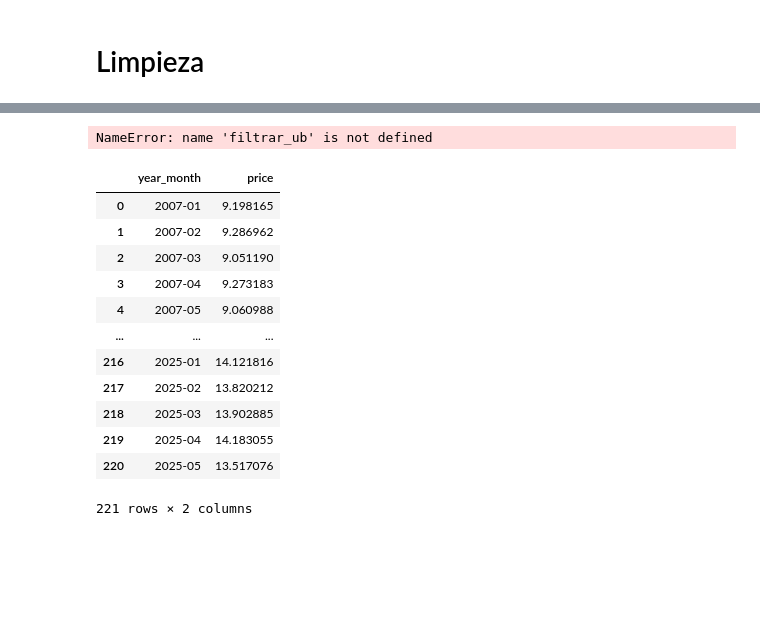
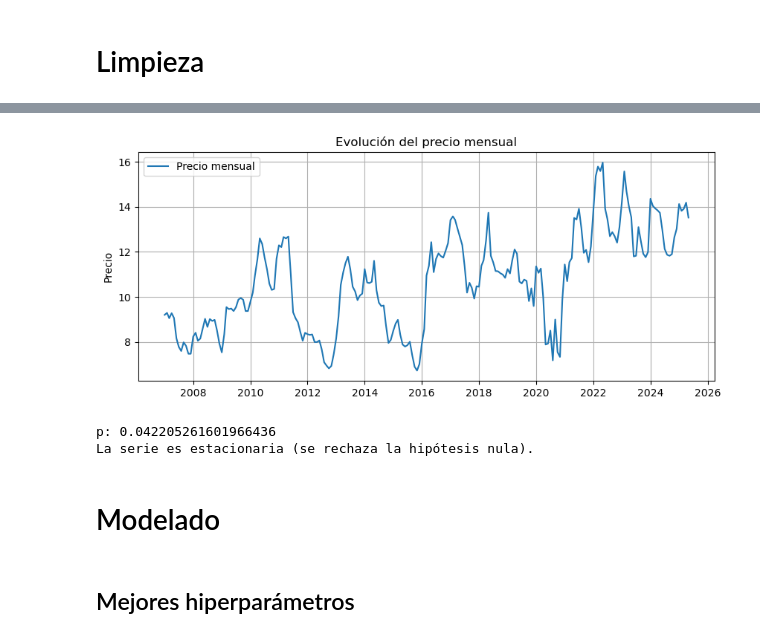
Before and after one commit to Nagu-Corporation-SPA/Price_prediction, a Jupyter notebook: arima.ipynb, the cells around one changed output, grey strips where cells are left out. Drawn from its saved outputs; the diff is of its cells as text; code cells hidden in the pictures; blank space fills up the shorter version.

```diff
--- a/arima.ipynb
+++ b/arima.ipynb
@@ -31,17 +32,3 @@ df.head()
 | 4 | 2012-11-08 | 6.724091 | 11 | UB Atlantic TRIM-D 3-4 Lb FOB Miami | USD | 0 | EXPORTS | URNER BARRY |
 # %% [markdown]
 # Limpieza
-# %%
-"""
-df["date"] = pd.to_datetime(df["date"])
-
-# Urner Barry
-producto = "UB Atlantic TRIM-D 3-4 Lb FOB Miami"
-df = df[df["priceName"] == producto].copy()
-
-# YYYY-MM
-df["year_month"] = df["date"].dt.to_period("M").astype(str)
-
-# Agrupar por mes
-serie_mensual = df.groupby("year_month")["price"].mean().reset_index()
-"""
@@ -57,22 +35,28 @@ programa o archivo por lotes ejecutable.
-# %%
-
-serie_mensual = filtrar_ub(df)
-serie_mensual.head()
-# %% [output]
-NameError: name 'filtrar_ub' is not defined
 # %%
-df
+df = filtrar_ub(df)
-# %% [output]
-|  | year_month | price |
-| 0 | 2007-01 | 9.198165 |
-| 1 | 2007-02 | 9.286962 |
-| 2 | 2007-03 | 9.051190 |
-| 3 | 2007-04 | 9.273183 |
-| 4 | 2007-05 | 9.060988 |
-| ... | ... | ... |
-| 216 | 2025-01 | 14.121816 |
-| 217 | 2025-02 | 13.820212 |
-| 218 | 2025-03 | 13.902885 |
-| 219 | 2025-04 | 14.183055 |
-| 220 | 2025-05 | 13.517076 |
-221 rows × 2 columns
+# %%
+plt.figure(figsize=(10, 4))
+plt.plot(df, label="Precio mensual")
+plt.title("Evolución del precio mensual")
+plt.ylabel("Precio")
+plt.grid(True)
+plt.legend()
+plt.show()
+# %% [output]
+[figure, added]
+# %%
+
+resultado = adfuller(df)
+valor_p = resultado[1]
+print(f"p: {valor_p}")
+
+# Interpretar el resultado
+if valor_p < 0.05:
+    print("La serie es estacionaria (se rechaza la hipótesis nula).")
+else:
+    print("La serie no es estacionaria (no se puede rechazar la hipótesis nula).")
+# %% [output]
+p: 0.042205261601966436
+La serie es estacionaria (se rechaza la hipótesis nula).
+# %% [markdown]
+# Modelado
@@ -78,0 +68,2 @@ df
+# %% [markdown]
+## Mejores hiperparámetros
```
Also changed, not shown: parts of 22 cells of this notebook, 4 other files.
